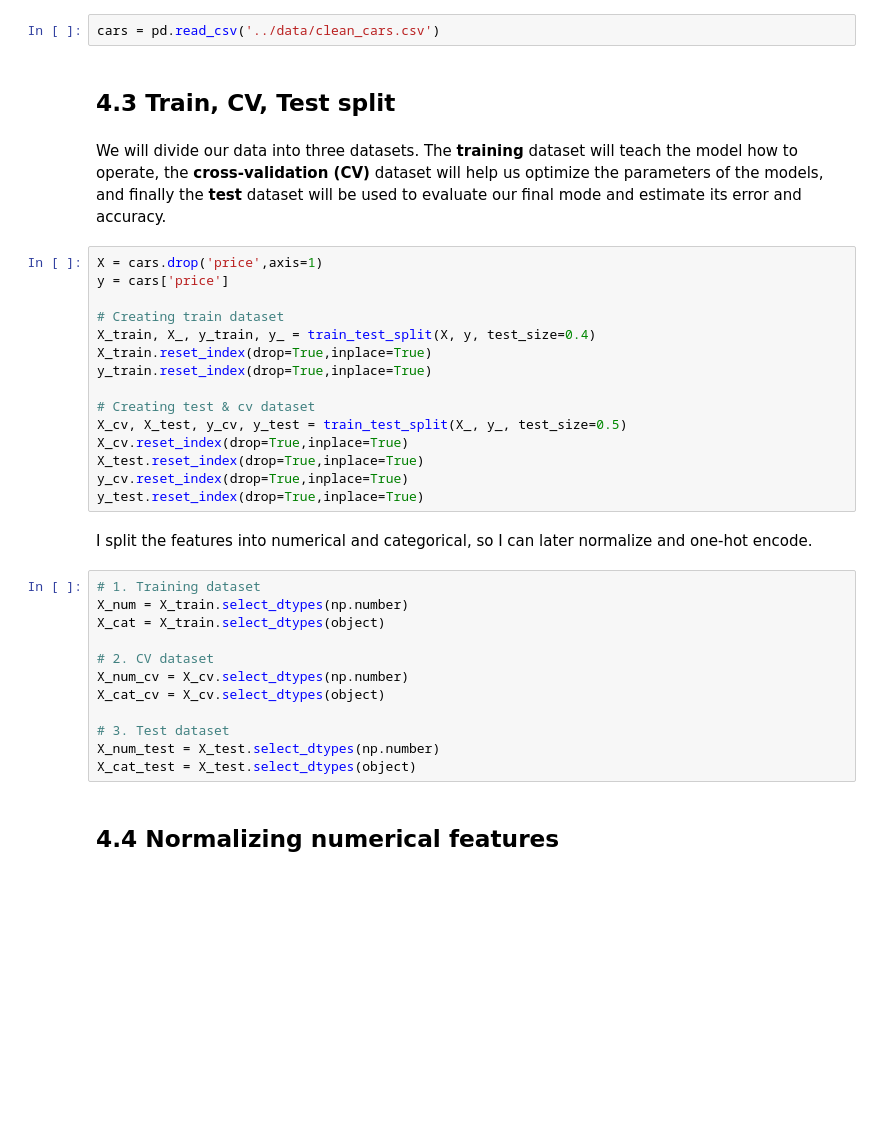
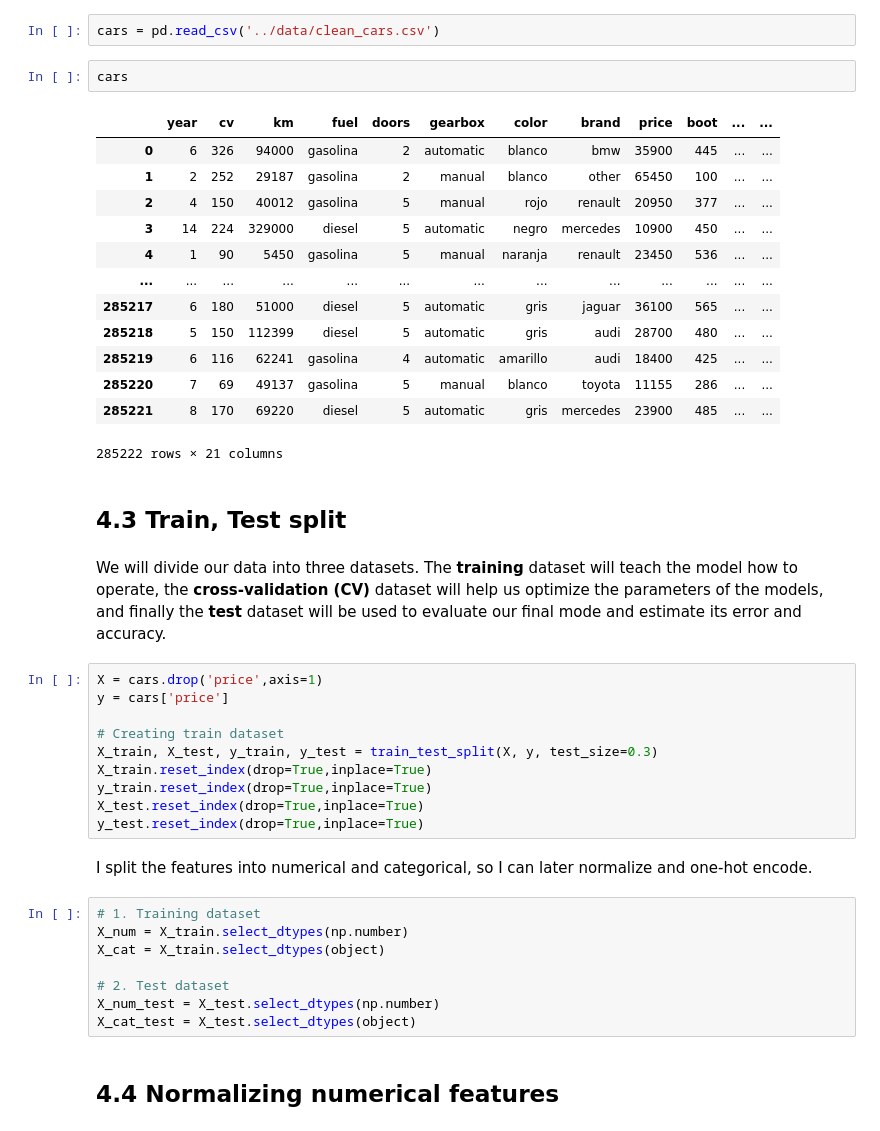
Before and after one commit to fbgr/car-price-model, a Jupyter notebook: python/4_modelling.ipynb, the cells around one changed output. Drawn from its saved outputs; the diff is of its cells as text; blank space fills up the shorter version.

```diff
--- a/python/4_modelling.ipynb
+++ b/python/4_modelling.ipynb
@@ -32,8 +37,24 @@ tf.config.list_physical_devices('GPU')
 ## 4.2 Reading data
 # %%
 cars = pd.read_csv('../data/clean_cars.csv')
+# %%
+cars
+# %% [output]
+|  | year | cv | km | fuel | doors | gearbox | color | brand | price | boot | ... | ... |
+| 0 | 6 | 326 | 94000 | gasolina | 2 | automatic | blanco | bmw | 35900 | 445 | ... | ... |
+| 1 | 2 | 252 | 29187 | gasolina | 2 | manual | blanco | other | 65450 | 100 | ... | ... |
+| 2 | 4 | 150 | 40012 | gasolina | 5 | manual | rojo | renault | 20950 | 377 | ... | ... |
+| 3 | 14 | 224 | 329000 | diesel | 5 | automatic | negro | mercedes | 10900 | 450 | ... | ... |
+| 4 | 1 | 90 | 5450 | gasolina | 5 | manual | naranja | renault | 23450 | 536 | ... | ... |
+| ... | ... | ... | ... | ... | ... | ... | ... | ... | ... | ... | ... | ... |
+| 285217 | 6 | 180 | 51000 | diesel | 5 | automatic | gris | jaguar | 36100 | 565 | ... | ... |
+| 285218 | 5 | 150 | 112399 | diesel | 5 | automatic | gris | audi | 28700 | 480 | ... | ... |
+| 285219 | 6 | 116 | 62241 | gasolina | 4 | automatic | amarillo | audi | 18400 | 425 | ... | ... |
+| 285220 | 7 | 69 | 49137 | gasolina | 5 | manual | blanco | toyota | 11155 | 286 | ... | ... |
+| 285221 | 8 | 170 | 69220 | diesel | 5 | automatic | gris | mercedes | 23900 | 485 | ... | ... |
+285222 rows × 21 columns
 # %% [markdown]
-## 4.3 Train, CV, Test split
+## 4.3 Train, Test split
 # %% [markdown]
 We will divide our data into three datasets. The **training** dataset will teach the model how to operate, the **cross-validation (CV)** dataset will help us optimize the parameters of the models, and finally the **test** dataset will be used to evaluate our final mode and estimate its error and accuracy.
 # %%
@@ -41,15 +62,10 @@ X = cars.drop('price',axis=1)
 y = cars['price']
 
 # Creating train dataset
-X_train, X_, y_train, y_ = train_test_split(X, y, test_size=0.4)
+X_train, X_test, y_train, y_test = train_test_split(X, y, test_size=0.3)
 X_train.reset_index(drop=True,inplace=True)
 y_train.reset_index(drop=True,inplace=True)
-
-# Creating test & cv dataset
-X_cv, X_test, y_cv, y_test = train_test_split(X_, y_, test_size=0.5)
-X_cv.reset_index(drop=True,inplace=True)
 X_test.reset_index(drop=True,inplace=True)
-y_cv.reset_index(drop=True,inplace=True)
 y_test.reset_index(drop=True,inplace=True)
 # %% [markdown]
 I split the features into numerical and categorical, so I can later normalize and one-hot encode.
@@ -58,11 +74,7 @@ I split the features into numerical and categorical, so I can later normalize an
 X_num = X_train.select_dtypes(np.number)
 X_cat = X_train.select_dtypes(object)
 
-# 2. CV dataset
-X_num_cv = X_cv.select_dtypes(np.number)
-X_cat_cv = X_cv.select_dtypes(object)
-
-# 3. Test dataset
+# 2. Test dataset
 X_num_test = X_test.select_dtypes(np.number)
 X_cat_test = X_test.select_dtypes(object)
 # %% [markdown]
```
Also changed, not shown: parts of 22 cells of this notebook, 3 other files.
